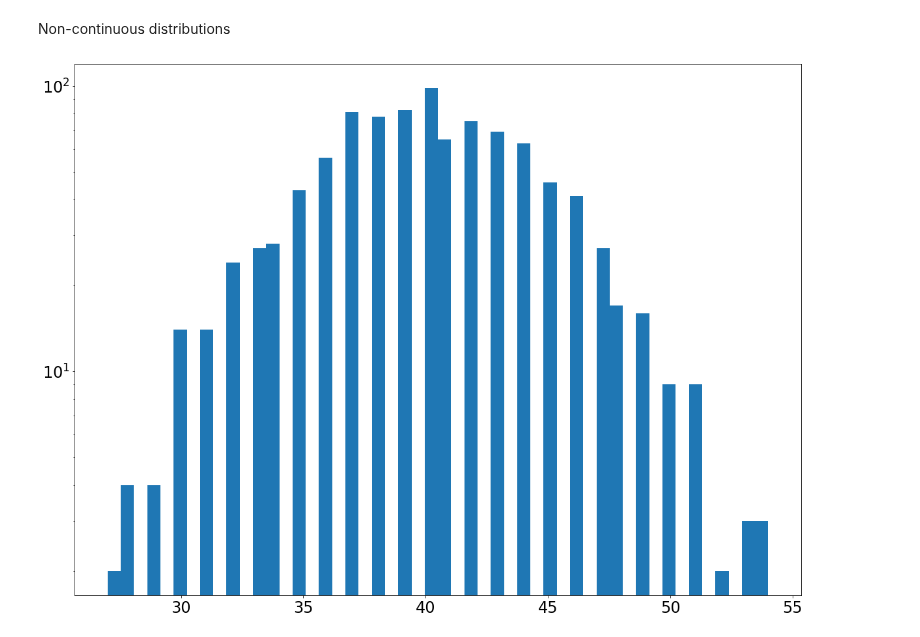
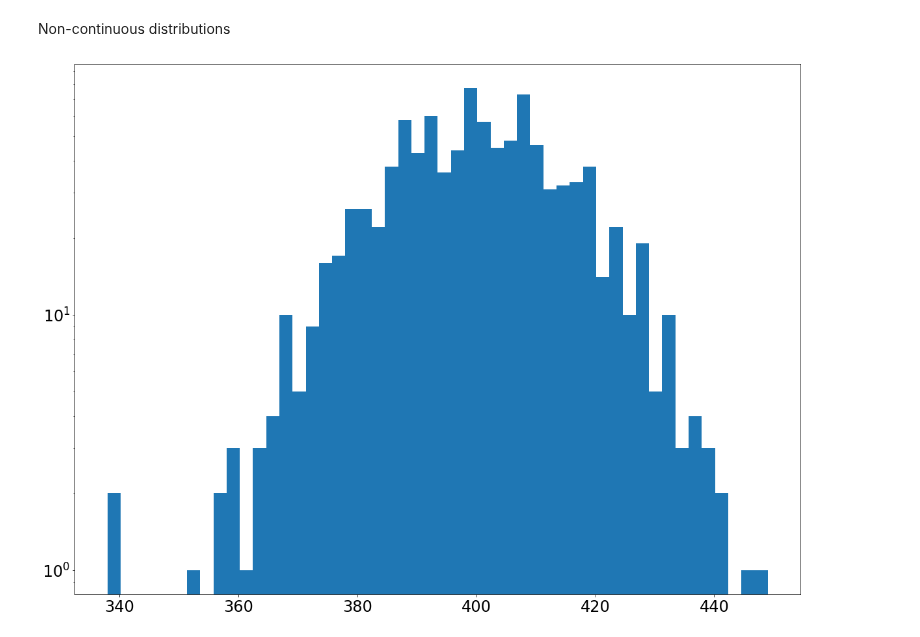
Before and after one commit to elocj/PHYS434, a Jupyter notebook: lab1/lab1.ipynb, the cells around one changed output. Cells and saved outputs as stored; diff of their text form; code cells hidden in the pictures.

```diff
--- a/lab1/lab1.ipynb
+++ b/lab1/lab1.ipynb
@@ -85,11 +85,11 @@ nan
 # %% [markdown]
 Non-continuous distributions
 # %%
-n, p = 100, 0.4
+n, p = 1000, 0.4
 d = stats.binom.rvs(n, p, size = 1000)
 ax = plt.hist(d,50)
 plt.yscale('log')
 plt.tick_params(labelsize = 24)
 plt.show()
 # %% [output]
-[figure, old version]
+[figure, new version]
```
Also changed, not shown: parts of 1 cell of this notebook.
